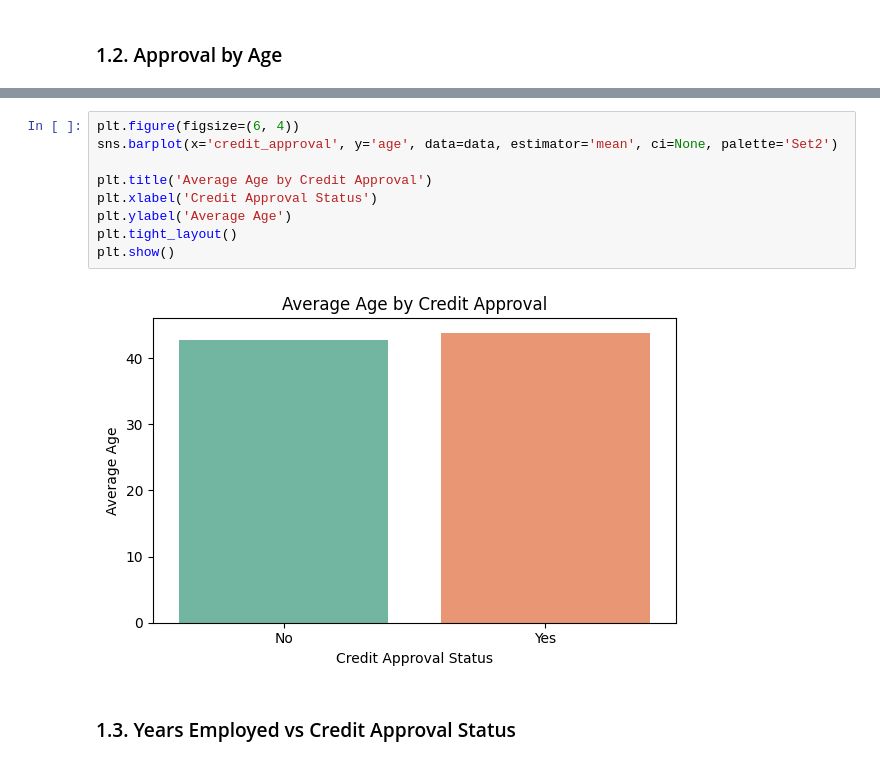
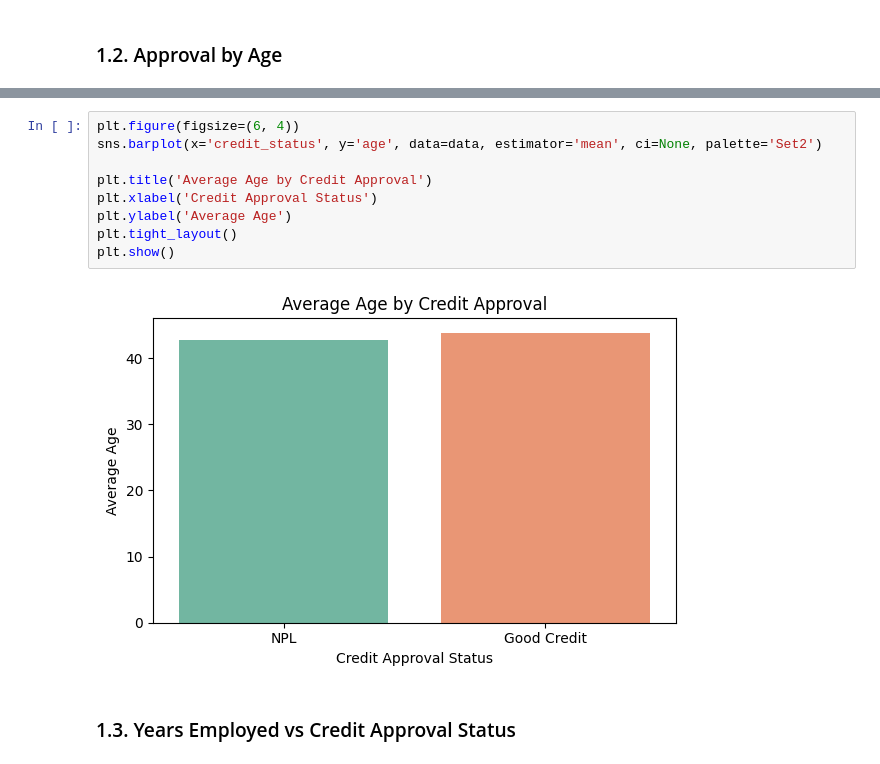
Before and after one commit to yonathanggraiwan/p2-final-project-ftds-028-hck-group-001, a Jupyter notebook: EDA.ipynb, the cells around one changed output, grey strips where cells are left out. Cells and saved outputs as stored; diff of their text form.

```diff
--- a/EDA.ipynb
+++ b/EDA.ipynb
@@ -116,14 +116,14 @@ Name: age, Length: 777715, dtype: int64
 # %%
 plt.figure(figsize=(6, 4))
-sns.barplot(x='credit_approval', y='age', data=data, estimator='mean', ci=None, palette='Set2')
+sns.barplot(x='credit_status', y='age', data=data, estimator='mean', ci=None, palette='Set2')
 
 plt.title('Average Age by Credit Approval')
 plt.xlabel('Credit Approval Status')
 plt.ylabel('Average Age')
 plt.tight_layout()
 plt.show()
 # %% [output]
-[figure, old version]
+[figure, new version]
 # %% [markdown]
 ### 1.3. Years Employed vs Credit Approval Status
 # %%
```
Also changed, not shown: parts of 45 cells of this notebook, 1 other file.
